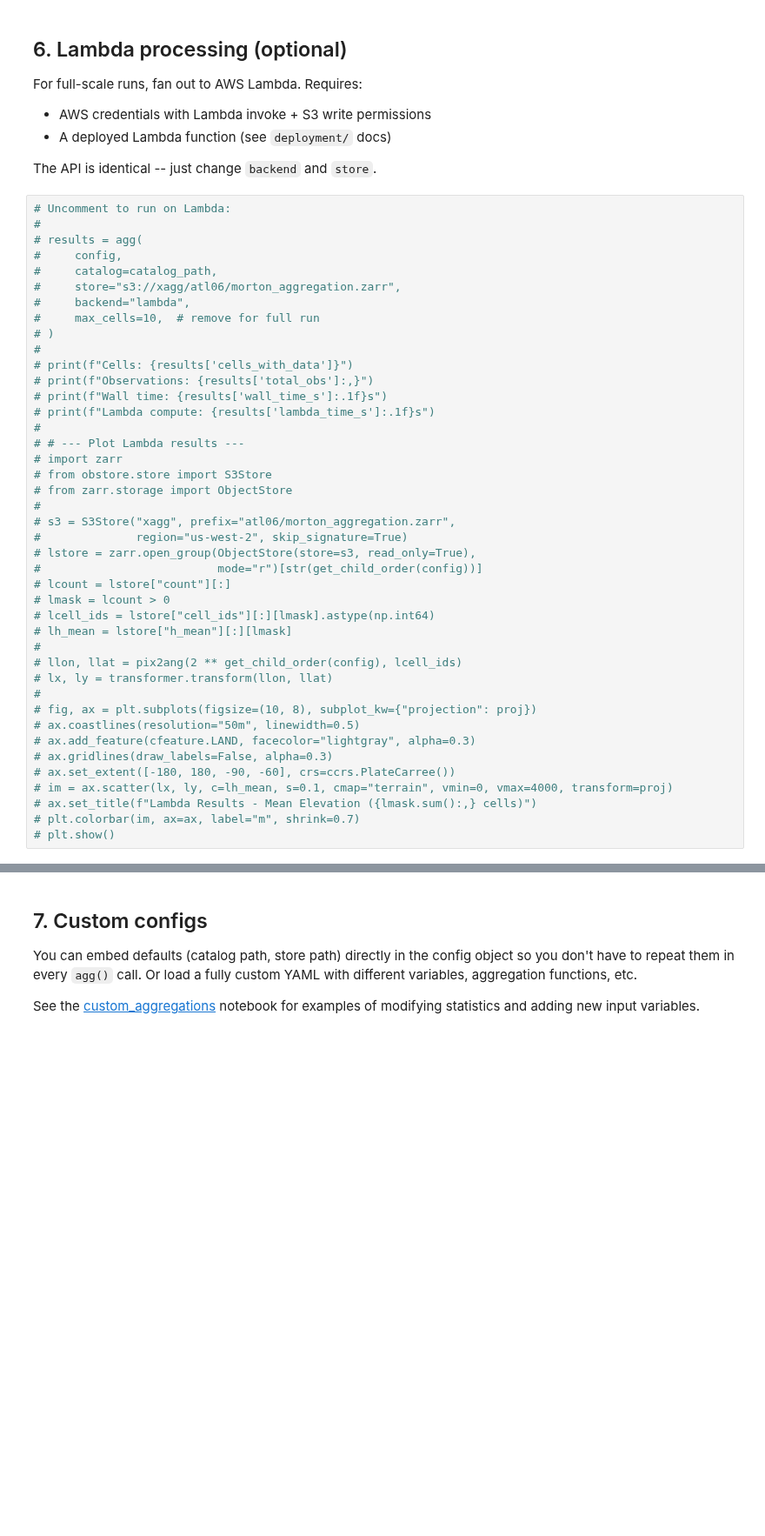
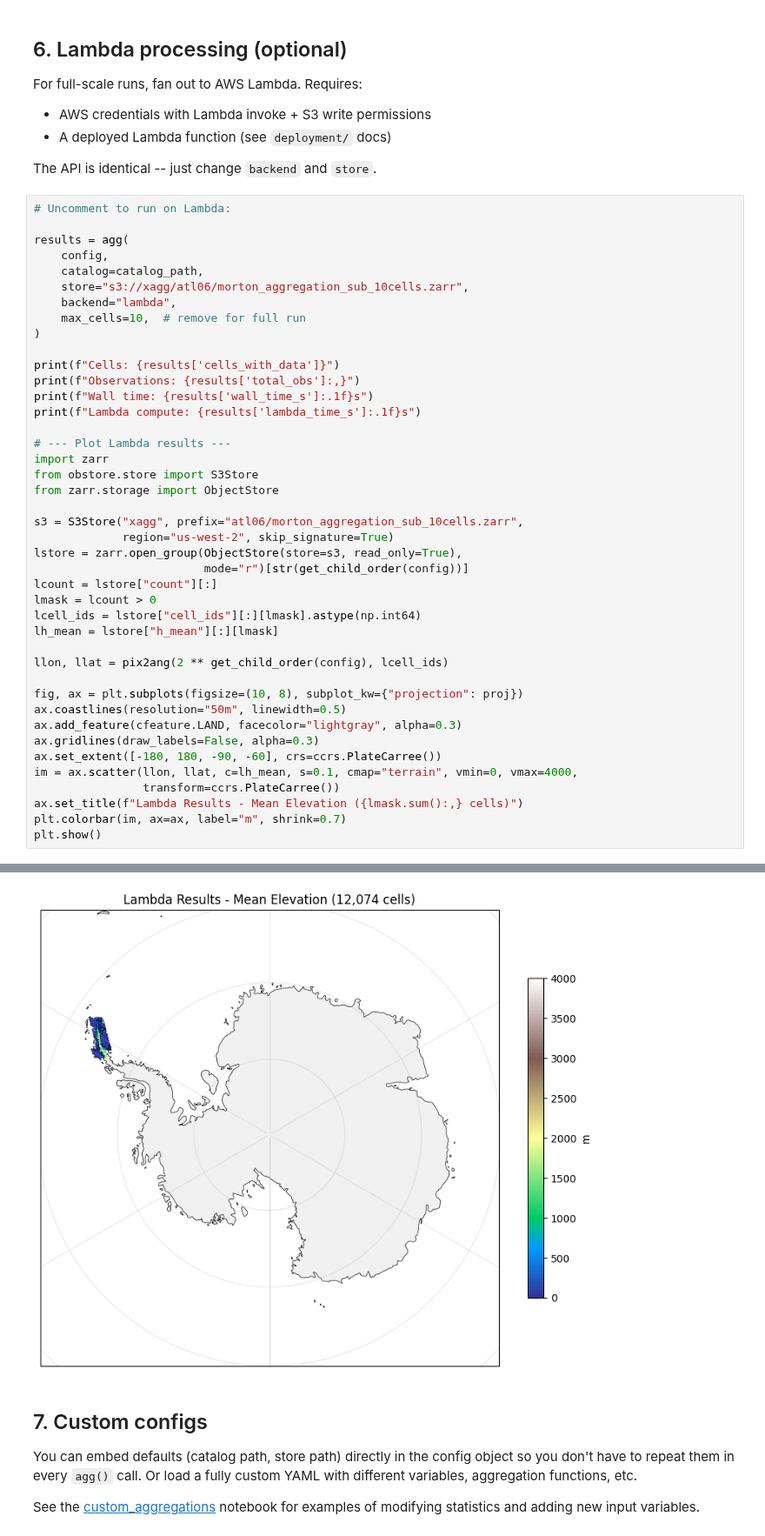
Before and after one commit to englacial/zagg, a Jupyter notebook: notebooks/jupyterhub_example.ipynb, the cells around one changed output, grey strips where cells are left out. Shown at 87% size. Saved outputs shown, nothing was run; the diff lists cells and outputs as text; blank space fills up the shorter version.

```diff
--- a/notebooks/jupyterhub_example.ipynb
+++ b/notebooks/jupyterhub_example.ipynb
@@ -244,43 +250,44 @@ For full-scale runs, fan out to AWS Lambda. Requires:
 The API is identical -- just change `backend` and `store`.
 # %%
 # Uncomment to run on Lambda:
-#
-# results = agg(
-#     config,
-#     catalog=catalog_path,
-#     store="s3://xagg/atl06/morton_aggregation.zarr",
-#     backend="lambda",
-#     max_cells=10,  # remove for full run
-# )
-#
-# print(f"Cells: {results['cells_with_data']}")
-# print(f"Observations: {results['total_obs']:,}")
-# print(f"Wall time: {results['wall_time_s']:.1f}s")
-# print(f"Lambda compute: {results['lambda_time_s']:.1f}s")
-#
-# # --- Plot Lambda results ---
-# import zarr
-# from obstore.store import S3Store
-# from zarr.storage import ObjectStore
-#
-# s3 = S3Store("xagg", prefix="atl06/morton_aggregation.zarr",
-#              region="us-west-2", skip_signature=True)
-# lstore = zarr.open_group(ObjectStore(store=s3, read_only=True),
-#                          mode="r")[str(get_child_order(config))]
-# lcount = lstore["count"][:]
-# lmask = lcount > 0
-# lcell_ids = lstore["cell_ids"][:][lmask].astype(np.int64)
-# lh_mean = lstore["h_mean"][:][lmask]
-#
-# llon, llat = pix2ang(2 ** get_child_order(config), lcell_ids)
-# lx, ly = transformer.transform(llon, llat)
-#
-# fig, ax = plt.subplots(figsize=(10, 8), subplot_kw={"projection": proj})
-# ax.coastlines(resolution="50m", linewidth=0.5)
-# ax.add_feature(cfeature.LAND, facecolor="lightgray", alpha=0.3)
-# ax.gridlines(draw_labels=False, alpha=0.3)
-# ax.set_extent([-180, 180, -90, -60], crs=ccrs.PlateCarree())
-# im = ax.scatter(lx, ly, c=lh_mean, s=0.1, cmap="terrain", vmin=0, vmax=4000, transform=proj)
-# ax.set_title(f"Lambda Results - Mean Elevation ({lmask.sum():,} cells)")
-# plt.colorbar(im, ax=ax, label="m", shrink=0.7)
-# plt.show()
+
+results = agg(
+    config,
+    catalog=catalog_path,
+    store="s3://xagg/atl06/morton_aggregation_sub_10cells.zarr",
+    backend="lambda",
+    max_cells=10,  # remove for full run
+)
+
+print(f"Cells: {results['cells_with_data']}")
+print(f"Observations: {results['total_obs']:,}")
+print(f"Wall time: {results['wall_time_s']:.1f}s")
+print(f"Lambda compute: {results['lambda_time_s']:.1f}s")
+
+# --- Plot Lambda results ---
+import zarr
+from obstore.store import S3Store
+from zarr.storage import ObjectStore
+
+s3 = S3Store("xagg", prefix="atl06/morton_aggregation_sub_10cells.zarr",
+             region="us-west-2", skip_signature=True)
+lstore = zarr.open_group(ObjectStore(store=s3, read_only=True),
+                         mode="r")[str(get_child_order(config))]
+lcount = lstore["count"][:]
+lmask = lcount > 0
+lcell_ids = lstore["cell_ids"][:][lmask].astype(np.int64)
+lh_mean = lstore["h_mean"][:][lmask]
+
+llon, llat = pix2ang(2 ** get_child_order(config), lcell_ids)
+
+fig, ax = plt.subplots(figsize=(10, 8), subplot_kw={"projection": proj})
+ax.coastlines(resolution="50m", linewidth=0.5)
+ax.add_feature(cfeature.LAND, facecolor="lightgray", alpha=0.3)
+ax.gridlines(draw_labels=False, alpha=0.3)
+ax.set_extent([-180, 180, -90, -60], crs=ccrs.PlateCarree())
+im = ax.scatter(llon, llat, c=lh_mean, s=0.1, cmap="terrain", vmin=0, vmax=4000,
+                transform=ccrs.PlateCarree())
+ax.set_title(f"Lambda Results - Mean Elevation ({lmask.sum():,} cells)")
+plt.colorbar(im, ax=ax, label="m", shrink=0.7)
+plt.show()
+# %% [output]
@@ -287,3 +302,4 @@ The API is identical -- just change `backend` and `store`.
+[figure, added]
 # %% [markdown]
 ## 7. Custom configs
 
```
Also changed, not shown: parts of 4 cells of this notebook, 1 other file.
